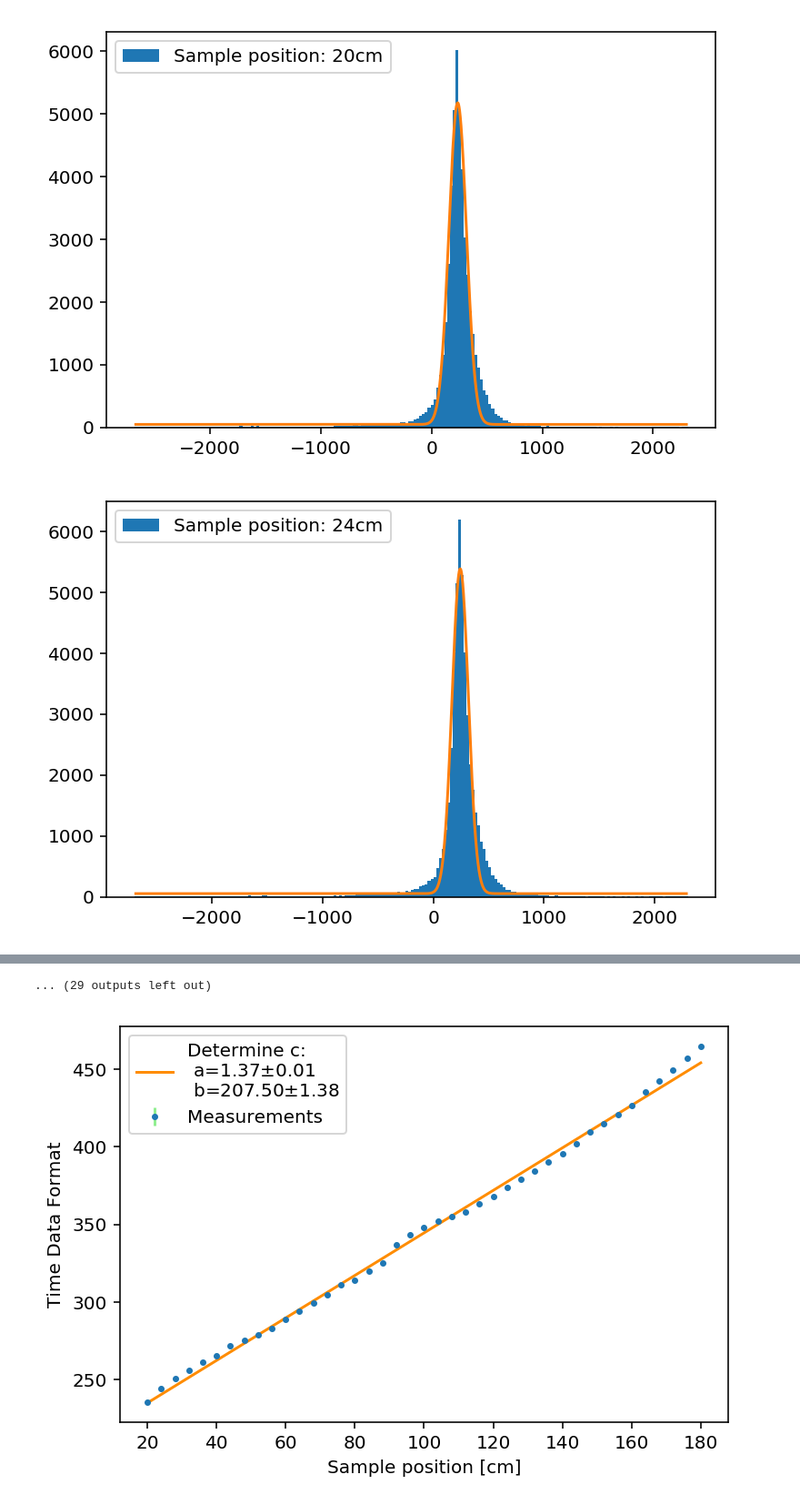
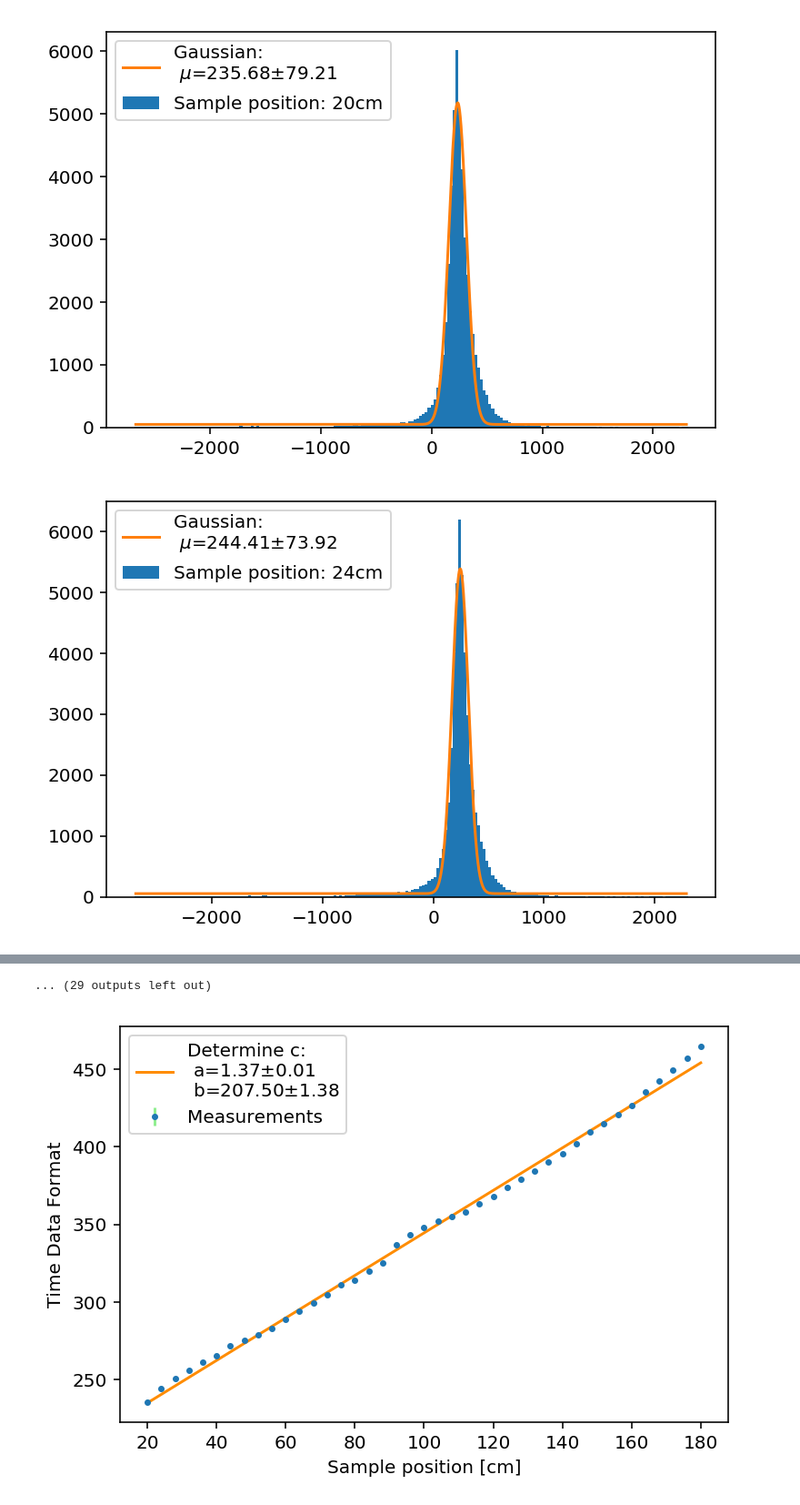
Before and after one commit to qwretz/fpraktikum, a Jupyter notebook: CAMAC/Rolling over 41 txt Data.ipynb, the cells around one changed output, grey strips where cells are left out. Shown at 91% size. Cells and saved outputs as stored; diff of their text form; code cells hidden in the pictures.

```diff
--- a/CAMAC/Rolling over 41 txt Data.ipynb
+++ b/CAMAC/Rolling over 41 txt Data.ipynb
@@ -22,33 +22,34 @@ def getHist(pos, guess_mu):
     num=np.array(data.values[:,0])
     ADC1=np.array(data.values[:,1])
     ADC2=np.array(data.values[:,2])
     TDC1=np.array(data.values[:,6])
     TDC2=np.array(data.values[:,7])
 
     t_diff= TDC2-TDC1
 
     fig,ax=plt.subplots(dpi=144)
     temp =ax.hist(t_diff,bins=200,label="Sample position: {}cm".format(p))
     count, diff= temp[0],[ (temp[1][i]+temp[1][i+1])/2 for i in range(len(temp[0]))]
     ## ax.hist gibt anzahl und >>bin edges<< zurück... #Kein arabischer Terroristen Fürst
 
     xrange=np.linspace(min(diff),max(diff),10000)
     popt,pcov=cf(gaussian, diff, count, p0=[5000,guess_mu,100,0])
     perr=np.sqrt(np.diag(pcov))
-    ax.plot(xrange,gaussian(xrange,*popt))
+    ax.plot(xrange,gaussian(xrange,*popt),label="Gaussian: \n $\mu$={:.2f}$\pm${:.2f}".format(popt[1],popt[2]))
 
     ax.legend()
+    fig.savefig("Plots/Pos/{}cm.png".format(int(pos)))
 
     return popt[1],perr[1]
 
 
 test_guess=350
 muList,dmuList=[],[]
 for i in range(len(pos)):
     dope=getHist(pos[i],test_guess)
     muList.append(dope[0])
     dmuList.append(dope[1])
 muList,dmuList = np.array(muList),np.array(dmuList)
 # %% [output]
-[figure, old version]
+[figure, new version]
-[figure, old version]
+[figure, new version]
```
Also changed, not shown: parts of 3 cells of this notebook, 57 other files.
